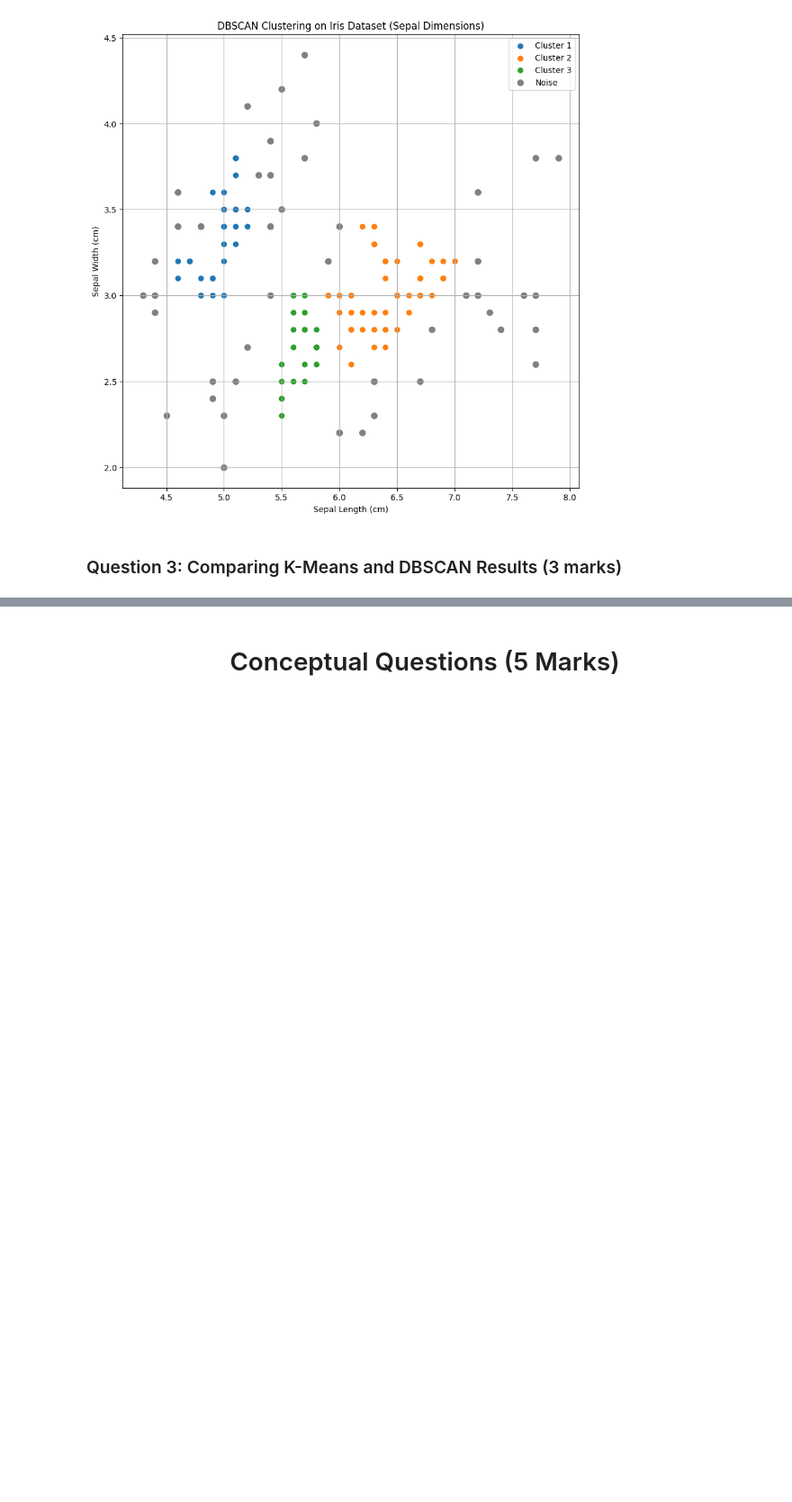
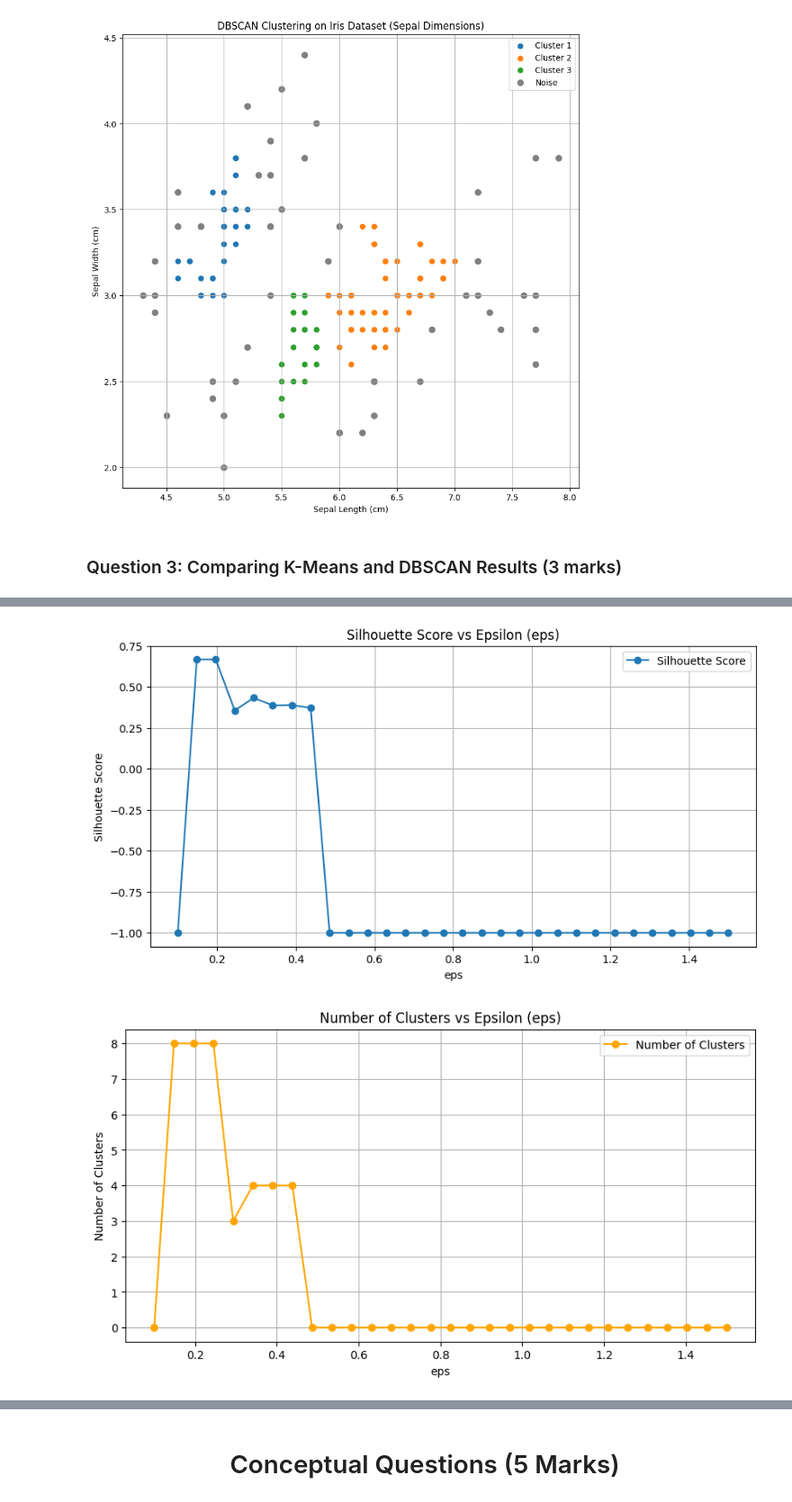
Before and after one commit to Hashir-Jamil/custering_tutorial_iris_dataset, a Jupyter notebook: clustering_iris.ipynb, the cells around one changed output, grey strips where cells are left out. Shown at 90% size. Cells and saved outputs as stored; diff of their text form; code cells hidden in the pictures; blank space fills up the shorter version.

```diff
--- a/clustering_iris.ipynb
+++ b/clustering_iris.ipynb
@@ -118,0 +229,53 @@ plt.show()
+# %%
+from sklearn.preprocessing import StandardScaler
+
+# Scale the data
+scaled_X = StandardScaler().fit_transform(X)
+
+# Range of eps values to test
+eps_values = np.linspace(0.1, 1.5, 30)
+
+silhouette_scores = []
+num_clusters = []
+
+# Test different eps values
+for eps in eps_values:
+    dbscan = DBSCAN(eps=eps, min_samples=4)
+    labels = dbscan.fit_predict(scaled_X)
+
+    # Filter out noise points (-1)
+    if len(set(labels) - {-1}) > 1:
+        filtered_labels = labels[labels != -1]
+        filtered_X = scaled_X[labels != -1]
+
+        # Compute silhouette score
+        sil_score = silhouette_score(filtered_X, filtered_labels)
+        silhouette_scores.append(sil_score)
+        num_clusters.append(len(set(filtered_labels)))  # Exclude noise (-1)
+    else:
+        # Assign -1 for silhouette score and cluster count if no valid clusters
+        silhouette_scores.append(-1)
+        num_clusters.append(0)
+
+# Plot silhouette scores
+plt.figure(figsize=(10, 5))
+plt.plot(eps_values, silhouette_scores, marker='o', label='Silhouette Score')
+plt.title('Silhouette Score vs Epsilon (eps)')
+plt.xlabel('eps')
+plt.ylabel('Silhouette Score')
+plt.legend()
+plt.grid()
+plt.show()
+
+# Plot number of clusters
+plt.figure(figsize=(10, 5))
+plt.plot(eps_values, num_clusters, marker='o', color='orange', label='Number of Clusters')
+plt.title('Number of Clusters vs Epsilon (eps)')
+plt.xlabel('eps')
+plt.ylabel('Number of Clusters')
+plt.legend()
+plt.grid()
+plt.show()
+# %% [output]
+[figure, added]
+[figure, added]
```
Also changed, not shown: parts of 4 cells of this notebook.
